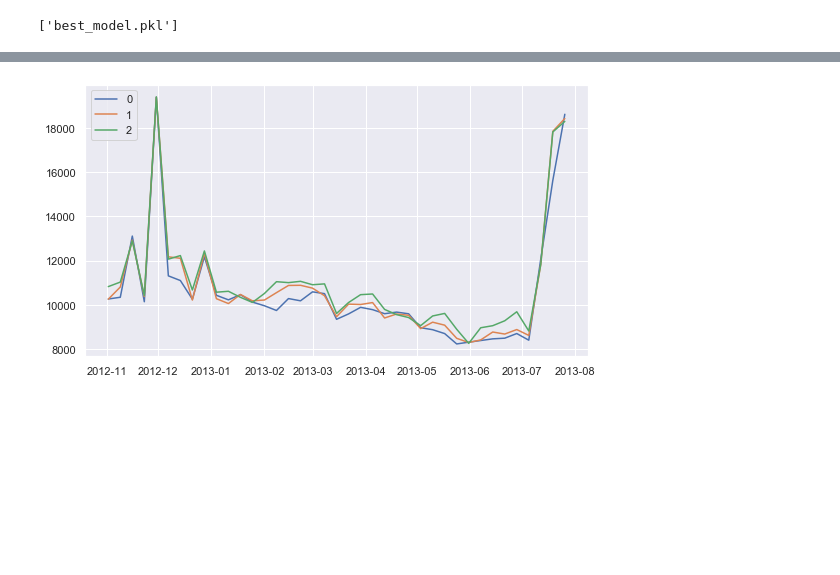
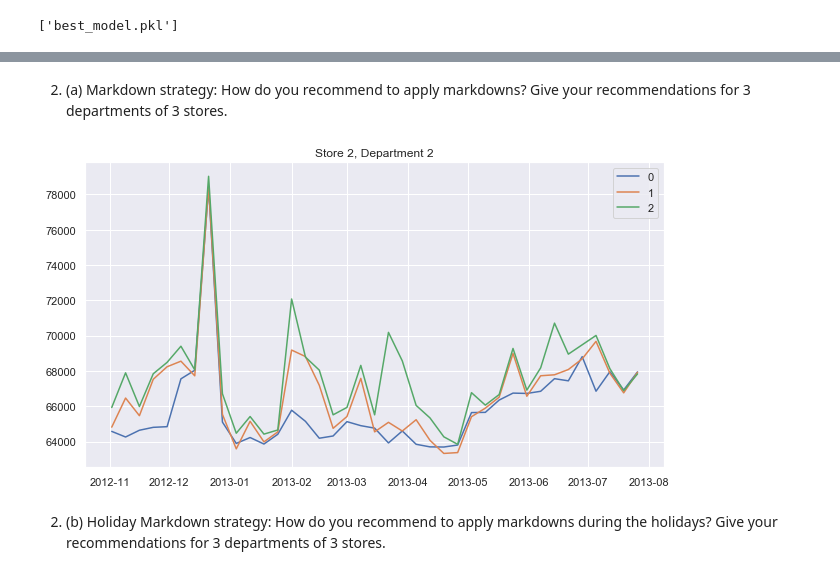
Before and after one commit to JelleWestra/Data-Science-for-Business-Improvement, a Jupyter notebook: project2/Project 2 - Team 12.ipynb, the cells around one changed output, grey strips where cells are left out. Saved outputs shown, nothing was run; the diff lists cells and outputs as text; code cells hidden in the pictures; blank space fills up the shorter version.

```diff
--- a/project2/Project 2 - Team 12.ipynb
+++ b/project2/Project 2 - Team 12.ipynb
@@ -1422,7 +1410,8 @@ def score_combinations(params, sample_frac=1.):
     add_features_params = {
         'add_RW': [],
         'add_L' : [],
-        'add_MD_significance': []
+        'add_MD_significance': [],
+        'add_holiday_dummies': []
     }
 
     sys.stdout.write('\r[{:<40}] combination {}/{} {:.1f}min'.format('', '0', len(list(params.values())[0]), 0.0))
@@ -1848,7 +1880,15 @@ depth_space[rmse_depth.index(min(rmse_depth))]
 # %% [markdown]
 ## Final Model
 # %%
-X, y = df_add_features(add_RW=[], add_L=[], add_MD_significance=[1.5 * md for md in md_corr_median])
+X, y = df_add_features(
+    add_RW=[],
+    add_L=[],
+    add_MD_significance=[1.5 * md for md in md_corr_median],
+    add_holiday_dummies=[
+        ['Christmas', 'Labor_Day', 'Super_Bowl', 'Easter', 'Black_Friday', 'Valentine'],
+        ['Christmas', 'Labor_Day', 'Super_Bowl', 'Easter', 'Black_Friday', 'Valentine']
+    ]
+)
 # %%
 X_train, X_test, y_train, y_test = train_test_split(X, y, random_state=42)
 
@@ -1929,21 +1961,40 @@ X_TEST = df_test.join(df_temp).drop(['Year_2013'], axis=1)
+# %%
+X_TEST = df_add_features(
+    add_RW=[],
+    add_L=[],
+    add_MD_significance=[1.5 * md for md in md_corr_median],
+    add_holiday_dummies=[
+        ['Christmas', 'Labor_Day', 'Super_Bowl', 'Easter', 'Black_Friday', 'Valentine'],
+        ['Christmas', 'Labor_Day', 'Super_Bowl', 'Easter', 'Black_Friday', 'Valentine']
+    ],
+    train=False
+)
+# %%
+df_test_no_dummy = create_df(train=False, return_no_dummy=True)[1]
+# %% [markdown]
+2. (a) Markdown strategy: How do you recommend to apply markdowns? Give your recommendations for 3 departments of 3 stores.
 # %%
-dept = 3
-store = 1
+dept = 2
+store = 2
 
 idx = (df_test_no_dummy['Dept'] == dept) & (df_test_no_dummy['Store'] == store)
 
 fig, ax = plt.subplots(figsize=(9,5))
 
 for f in [0, 1, 2]:
-    selected = X_TEST[idx].copy()
+    selected = X_TEST[idx].copy(deep=True)
 
     selected[['MarkDown%i' %i for i in range(1, 6)]] = f * selected[['MarkDown%i' %i for i in range(1, 6)]]
 
     y_hat = rf.predict(selected)
 
+    ax.set_title(f'Store {store}, Department {dept}')
     ax.plot(df_test_no_dummy.loc[idx, 'Date'], y_hat, label=f)
 
+fig.tight_layout()
 plt.legend()
 plt.show()
 # %% [output]
-[figure, old version]
+[figure, new version]
+# %% [markdown]
+2. (b) Holiday Markdown strategy: How do you recommend to apply markdowns during the holidays? Give your recommendations for 3 departments of 3 stores.
```
Also changed, not shown: parts of 68 cells of this notebook.
